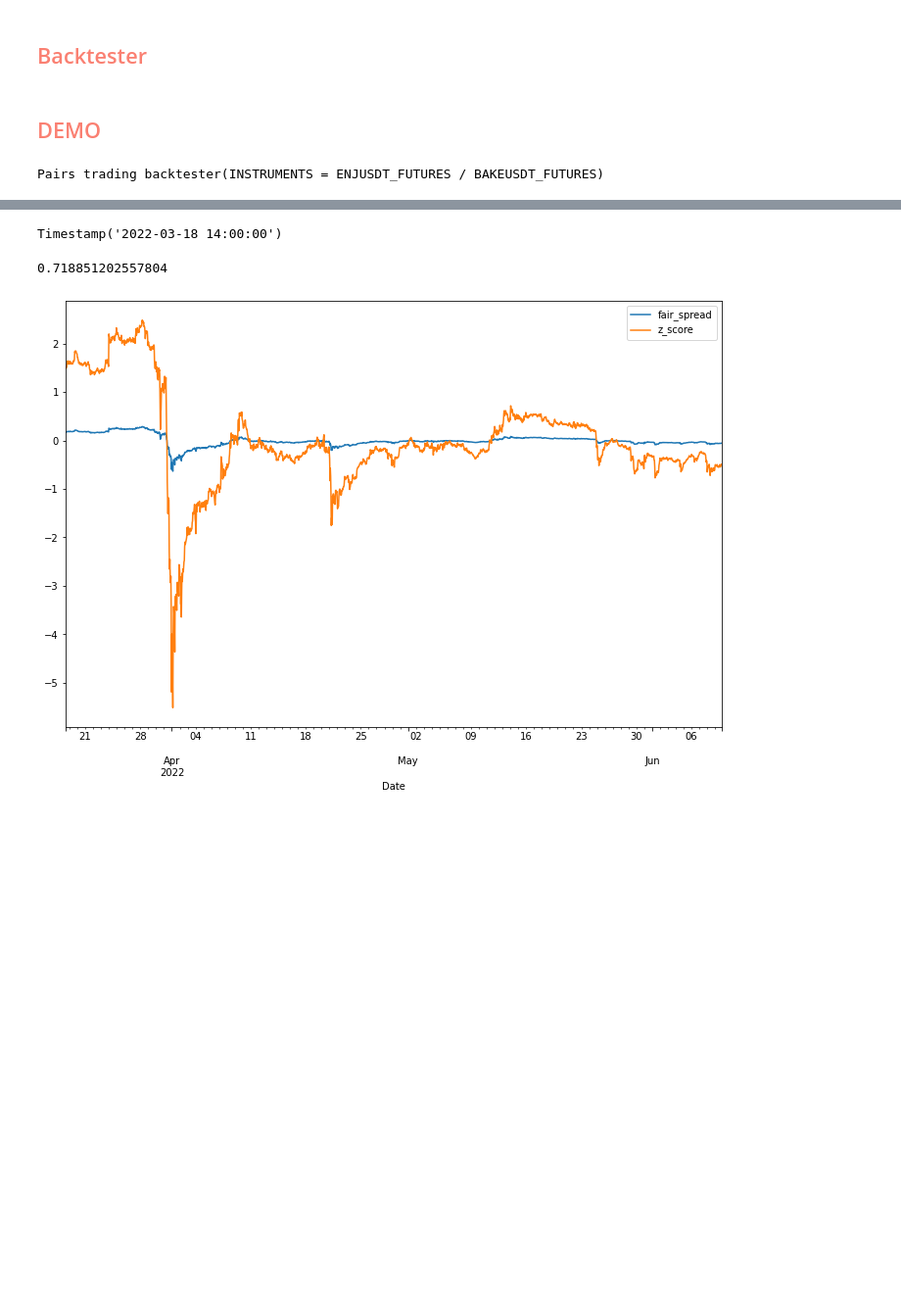
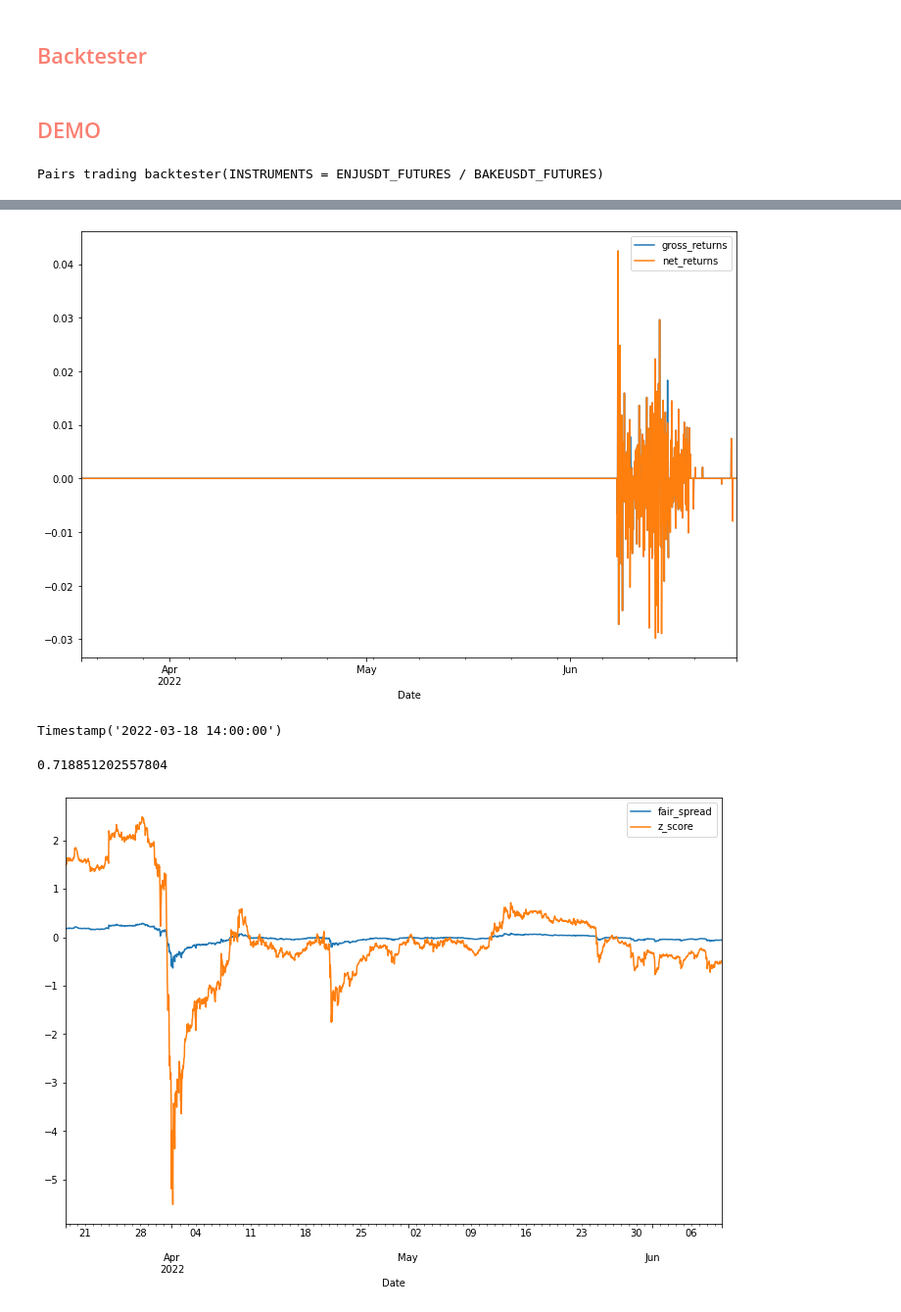
Before and after one commit to mscbr/algo_pairs, a Jupyter notebook: class_modules.ipynb, the cells around one changed output, grey strips where cells are left out. Shown: that part at 98% size. Saved outputs shown, nothing was run; the diff lists cells and outputs as text; code cells hidden in the pictures; blank space fills up the shorter version.

Commit message:
WIP: assigning global test results

```diff
--- a/class_modules.ipynb
+++ b/class_modules.ipynb
@@ -327,7 +327,7 @@ class Backtester:
 
     return df_closings
 
-  def test_strategy(self, window=12*20, spread_entry=0.05, tp=0, sl=0, critical_threshold = -2.4, unbiased_adf=True):
+  def test_strategy(self, window=98*20, spread_entry=0.05, tp=0, sl=0, critical_threshold = -2.4, unbiased_adf=True):
     inst1 = self.pair[0]
     inst2 = self.pair[1]
 
@@ -337,10 +337,6 @@ class Backtester:
     data["%s_position" % inst2] = 0
     data["gross_returns"] = 0
     data["net_returns"] = 0
-    # gross_returns = np.array([])
-    # net_returns = np.array([])
-    # signals = np.array([])
-    # t_s = np.array([])
 
     signal = 0
     old_signal = 0
@@ -348,14 +344,12 @@ class Backtester:
     position0 = 0
     position1 = 0
 
-    # data.loc[:["signals","%s_position" % inst1,"%s_position" % inst2, "gross_returns", "net_returns"]] = [[],[],[],[],[]]
     #moving through the sample
     for t in range(window, len(data)-1):
       df_adfuller = pd.DataFrame()
+
       # because of sampling index is off when sample[t]
       sample = data.iloc[t-window:t+1].copy()
-
-
 
       old_signal = signal
       old_position0 = position0
@@ -386,7 +380,7 @@ class Backtester:
         res = reg.fit()
         b0 = res.params[1]
 
-        # optimising the cointegration equation parameters
+        # optimising the cointegration equation parameters - method most probably can be more performant one
         res1 = spop.minimize(unit_root, b0, method='Nelder-Mead')
         t_opt = res1.fun
         b_opt = float(res1.x)
@@ -412,6 +406,14 @@ class Backtester:
         signal = 0
         gross = 0
       else:
+        ##########################################
+        # LOGIC BELOW HAS TO BE REFINED ##########
+        ##########################################
+        # VVVVVVVVVVVVVVVVVVVVVVVVVVVVV ##########
+        ##########################################
+        # there is no actual position exit logic #
+        ##########################################
+
         if signal == 0:
           if abs(spread) > spread_entry:
             signal = np.sign(fair_value - sample[inst2].iloc[window])
@@ -441,15 +443,13 @@ class Backtester:
 
 
         # adfuller data could also be assigned below
-        # data.loc[:["signals","%s_position" % inst1,"%s_position" % inst2, "gross_returns", "net_returns"]] = [signal, position0, position1, gross, net]
-        # data.loc[:,"signals"] = [signal] # figure out indexes n shit
-        data["%s_position" % inst1][data.index[t]] = position0
-        data["%s_position" % inst2][data.index[t]] = position1
-        data["gross_returns"][data.index[t]] = gross
-        data["net_returns"][data.index[t]] = net
+        data.loc[[data.index[t]], ["%s_position" % inst1]] = position0
+        data.loc[[data.index[t]], ["%s_position" % inst2]] = position1
+        data.loc[[data.index[t]], ["gross_returns"] ] = gross
+        data.loc[[data.index[t]], ["net_returns"]] = net
 
         #interface: reporting daily positions and realised returns
-        print('day '+str(data.index[t]))
+        print('day '+str(data.index[t]), t, "/", len(data)-1)
         print('')
         if signal == 0:
             print('no trading')
@@ -584,3 +498,8 @@ backtester.results
+# %%
+backtester.results[["gross_returns", "net_returns"]].plot(figsize=(12, 8))
+plt.show()
+# %% [output]
+[figure, added]
 # %%
 dir_name="Binance_Historical_1h_FUTURES_100_days_2022-06-26T10:29:34"
 pair=["ENJUSDT_FUTURES", "BAKEUSDT_FUTURES"]
```
Also changed, not shown: parts of 2 cells of this notebook.
